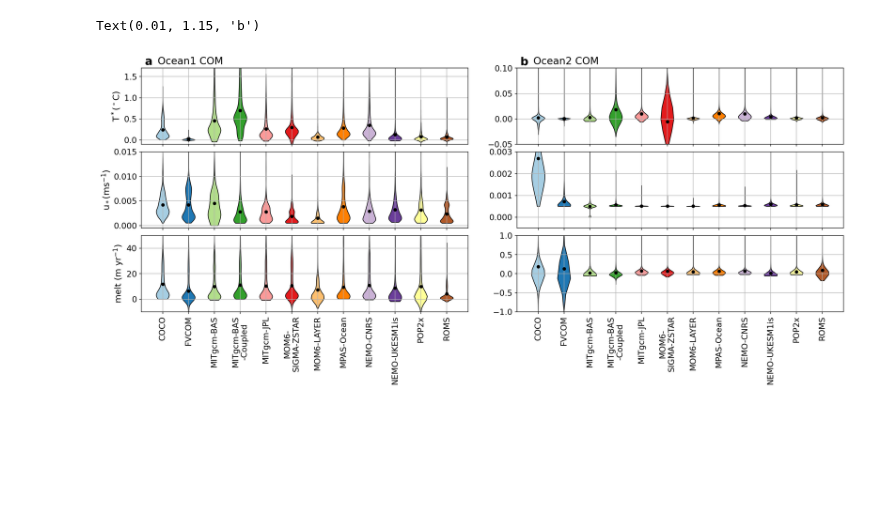
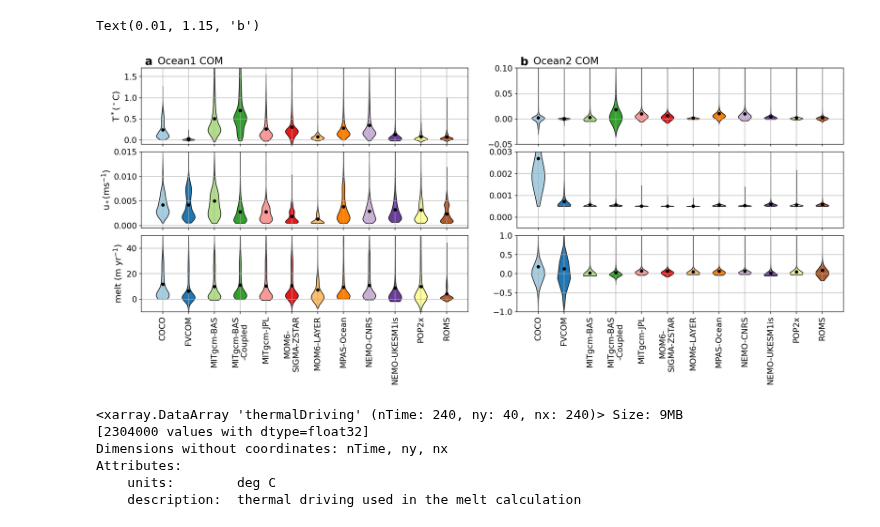
Before and after one commit to misomip/isomip-plus, a Jupyter notebook: notebooks/melt-rate-feedbacks/violin-plot.ipynb, the cells around one changed output. Cells and saved outputs as stored; diff of their text form; code cells hidden in the pictures; blank space fills up the shorter version.

Commit message:
Update violin plot notebook to fix regions where TD is defined but not melt in MOM6 SIGMAZSTAR

```diff
--- a/notebooks/melt-rate-feedbacks/violin-plot.ipynb
+++ b/notebooks/melt-rate-feedbacks/violin-plot.ipynb
@@ -95,11 +95,11 @@ for i in np.arange(length):
     data = xr.open_dataset(basedrive+expt[i], decode_times=False)
     time = len(data.nTime)
     melt = (data.meltRate).isel(nTime = np.arange(time-13,time)).mean('nTime')
-    melt_av = (melt.where(melt<1e36))
+    melt_av = (melt.where(melt<1e36).where(melt!=0))
     tstar = data.thermalDriving.isel(nTime = np.arange(time-13,time)).mean('nTime')
-    tstar_av = (tstar.where(tstar<1e36))#.mean(['nx','ny'])
+    tstar_av = (tstar.where(tstar<1e36).where(melt!=0))#.mean(['nx','ny'])
     ustar = data.frictionVelocity.isel(nTime = np.arange(time-13,time)).mean('nTime')
-    ustar_av = (ustar.where(ustar<1e36))#.mean(['nx','ny'])
+    ustar_av = (ustar.where(ustar<1e36).where(melt!=0))#.mean(['nx','ny'])
     # melt_div_constants = melt_av*rho_fw*L/(rho_sw*GammaT[labels[i]]*Cw)
     #ax.scatter(ustar_av, tstar_av,s=5,color=modelcolours[i],label=labels[i])
     ts = np.ravel(tstar_av.values)[np.ravel(tstar_av.values)<1e36]
@@ -174,11 +174,11 @@ for i in np.arange(length):
     data = xr.open_dataset(basedrive+expt[i], decode_times=False)
     time = len(data.nTime)
     melt = (data.meltRate).isel(nTime = np.arange(time-13,time)).mean('nTime')
-    melt_av = (melt.where(melt<1e36))
+    melt_av = (melt.where(melt<1e36).where(melt!=0))
     tstar = data.thermalDriving.isel(nTime = np.arange(time-13,time)).mean('nTime')
-    tstar_av = (tstar.where(tstar<1e36))#.mean(['nx','ny'])
+    tstar_av = (tstar.where(tstar<1e36).where(melt!=0))#.mean(['nx','ny'])
     ustar = data.frictionVelocity.isel(nTime = np.arange(time-13,time)).mean('nTime')
-    ustar_av = (ustar.where(ustar<1e36))#.mean(['nx','ny'])
+    ustar_av = (ustar.where(ustar<1e36).where(melt!=0))#.mean(['nx','ny'])
     # melt_div_constants = melt_av*rho_fw*L/(rho_sw*GammaT[labels[i]]*Cw)
     #ax.scatter(ustar_av, tstar_av,s=5,color=modelcolours[i],label=labels[i])
     ts = np.ravel(tstar_av.values)[np.ravel(tstar_av.values)<1e36]
@@ -224,31 +224,41 @@ for i in range(len(parts['bodies'])):
 ax4.set_xticks(np.arange(1,13))
 ax5.set_xticks(np.arange(1,13))
 ax6.set_xticks(np.arange(1,13))
 
 ax6.set_xticklabels(labels, rotation = 90, fontsize = 16);
 ax5.set_xticklabels('');
 ax4.set_xticklabels('');
 
 ax4.set_ylim(-0.05,0.1)
 ax5.set_ylim(-0.0005,0.003)
 ax6.set_ylim(-1,1)
 
 ax4.grid()
 ax5.grid()
 ax6.grid()
 
 ax.tick_params(labelsize=13)
 ax2.tick_params(labelsize=13)
 ax3.tick_params(labelsize=13)
 ax4.tick_params(labelsize=13)
 ax5.tick_params(labelsize=13)
 ax6.tick_params(labelsize=13)
 
 ax.set_title('Ocean1 COM', fontsize = 16, ha='left', x=0.05)
 ax4.set_title('Ocean2 COM', fontsize = 16, ha='left', x=0.05)
 
 ax.text(0.01,1.15,'a', fontsize = 18, transform=ax.transAxes, fontweight='bold', va='top',verticalalignment='center')
 ax4.text(0.01,1.15,'b', fontsize = 18, transform=ax4.transAxes, fontweight='bold', va='top',verticalalignment='center')
 # %% [output]
 Text(0.01, 1.15, 'b')
-[figure, old version]
+[figure, new version]
+# %%
+data = xr.open_dataset(basedrive+expt[4], decode_times=False)
+data.thermalDriving
+# %% [output]
+<xarray.DataArray 'thermalDriving' (nTime: 240, ny: 40, nx: 240)> Size: 9MB
+[2304000 values with dtype=float32]
+Dimensions without coordinates: nTime, ny, nx
+Attributes:
+    units:        deg C
+    description:  thermal driving used in the melt calculation
```
